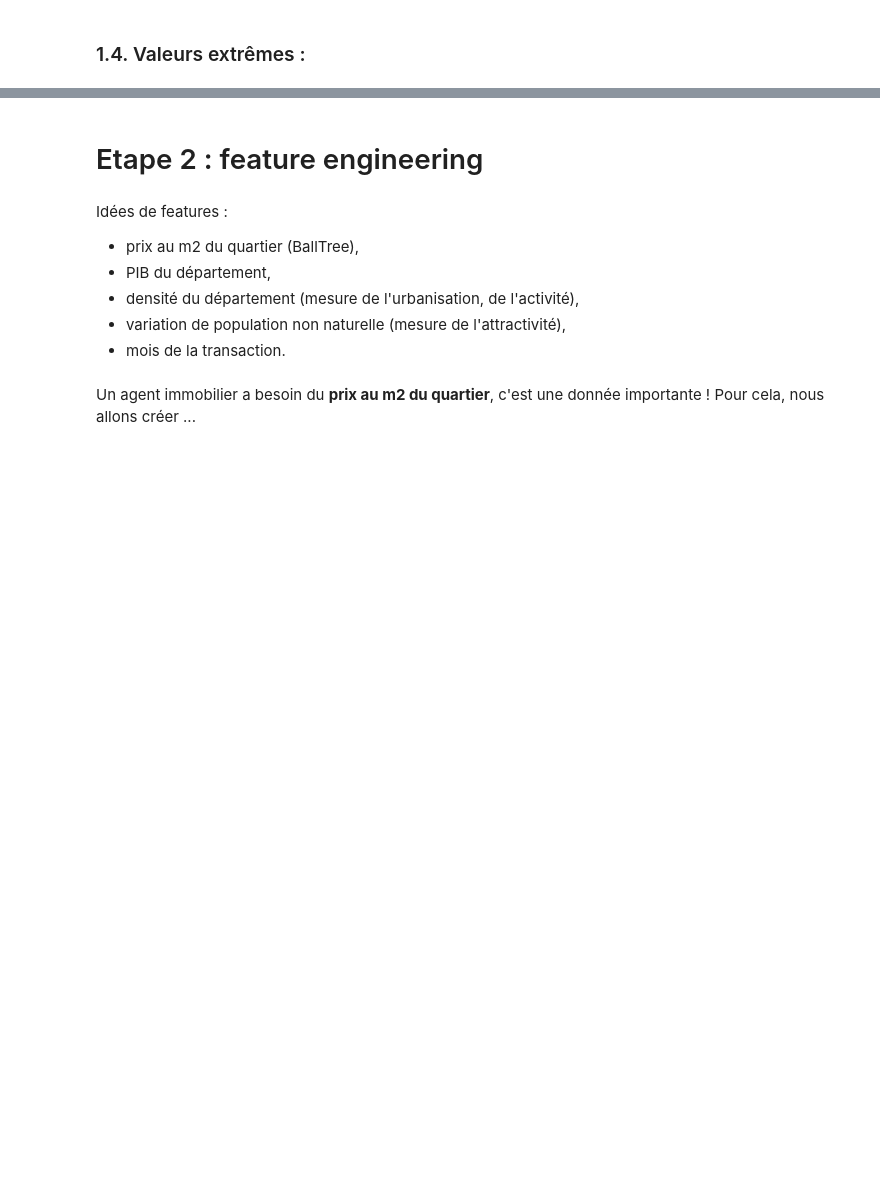
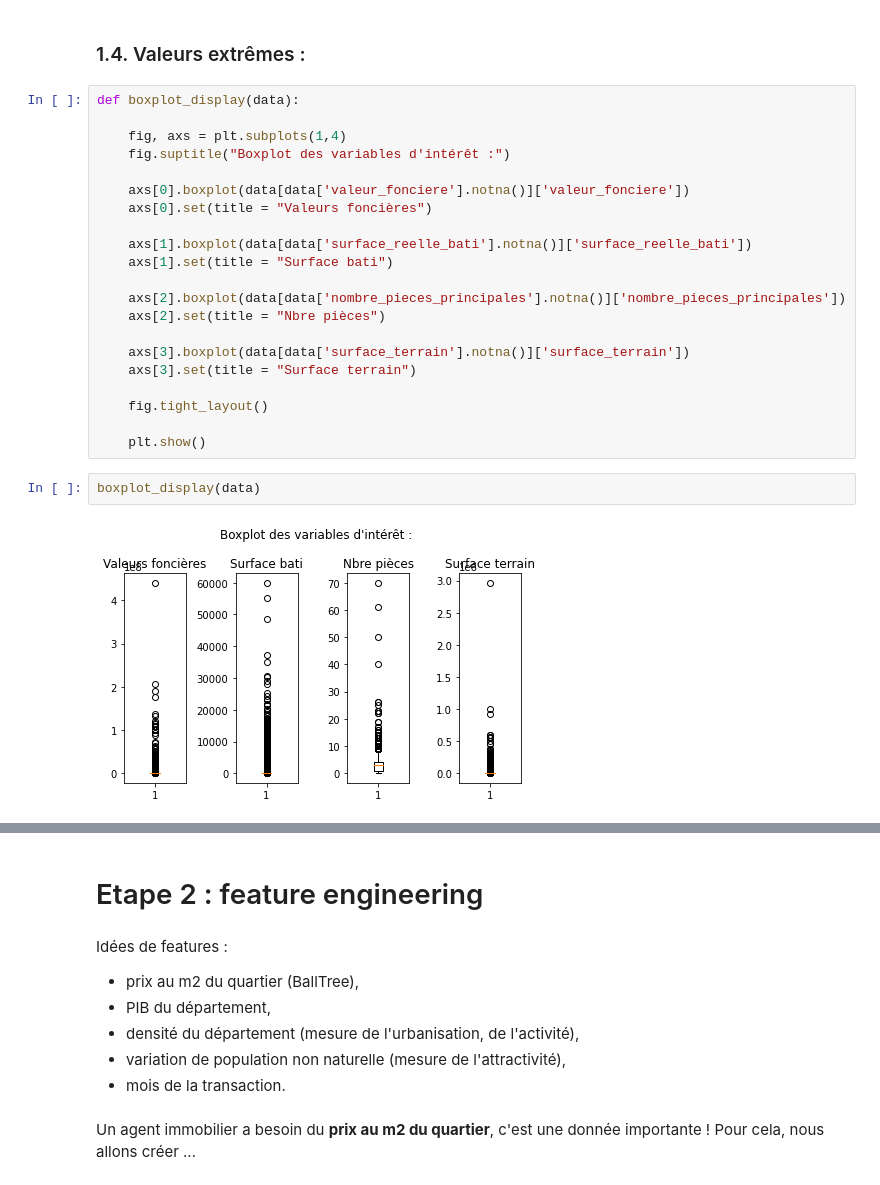
Before and after one commit to victor-kerros/tokenisation-immo, a Jupyter notebook: token-immo.ipynb, the cells around one changed output, grey strips where cells are left out. Cells and saved outputs as stored; diff of their text form; blank space fills up the shorter version.

```diff
--- a/token-immo.ipynb
+++ b/token-immo.ipynb
@@ -495,2 +490,27 @@ data = data.reset_index().drop("index", axis = 1)
 # %% [markdown]
 ### 1.4. Valeurs extrêmes :
+# %%
+def boxplot_display(data):
+
+    fig, axs = plt.subplots(1,4)
+    fig.suptitle("Boxplot des variables d'intérêt :")
+
+    axs[0].boxplot(data[data['valeur_fonciere'].notna()]['valeur_fonciere'])
+    axs[0].set(title = "Valeurs foncières")
+
+    axs[1].boxplot(data[data['surface_reelle_bati'].notna()]['surface_reelle_bati'])
+    axs[1].set(title = "Surface bati")
+
+    axs[2].boxplot(data[data['nombre_pieces_principales'].notna()]['nombre_pieces_principales'])
+    axs[2].set(title = "Nbre pièces")
+
+    axs[3].boxplot(data[data['surface_terrain'].notna()]['surface_terrain'])
+    axs[3].set(title = "Surface terrain")
+
+    fig.tight_layout()
+
+    plt.show()
+# %%
+boxplot_display(data)
+# %% [output]
+[figure, added]
```
Also changed, not shown: parts of 30 cells of this notebook.
